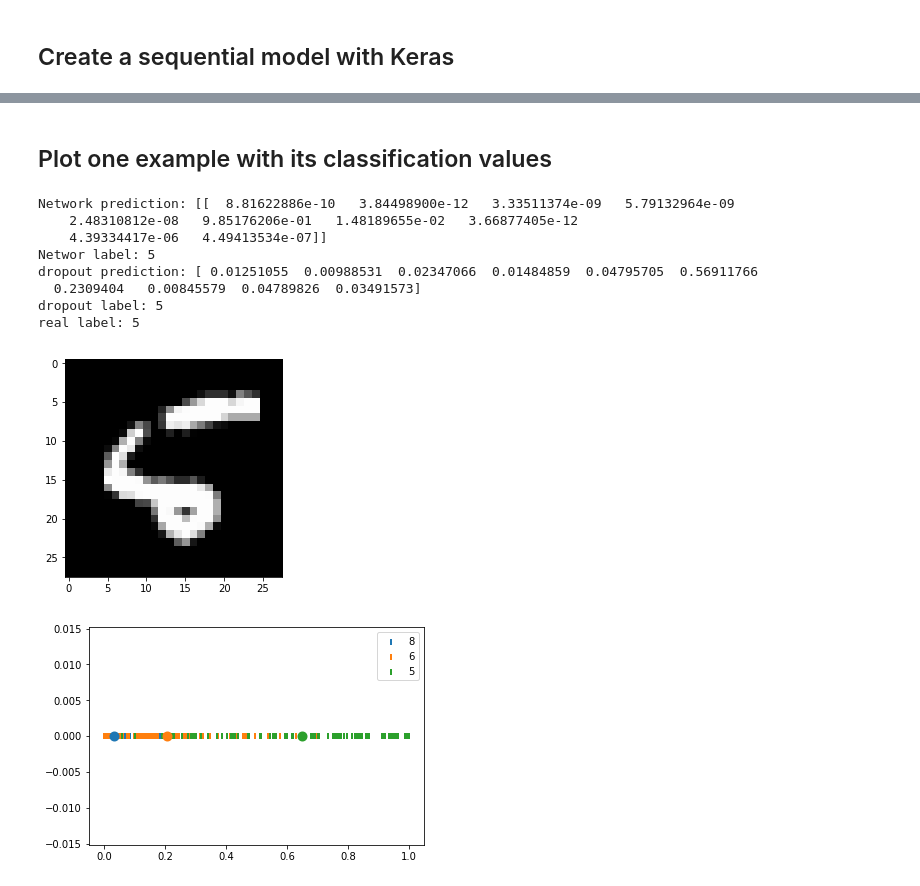
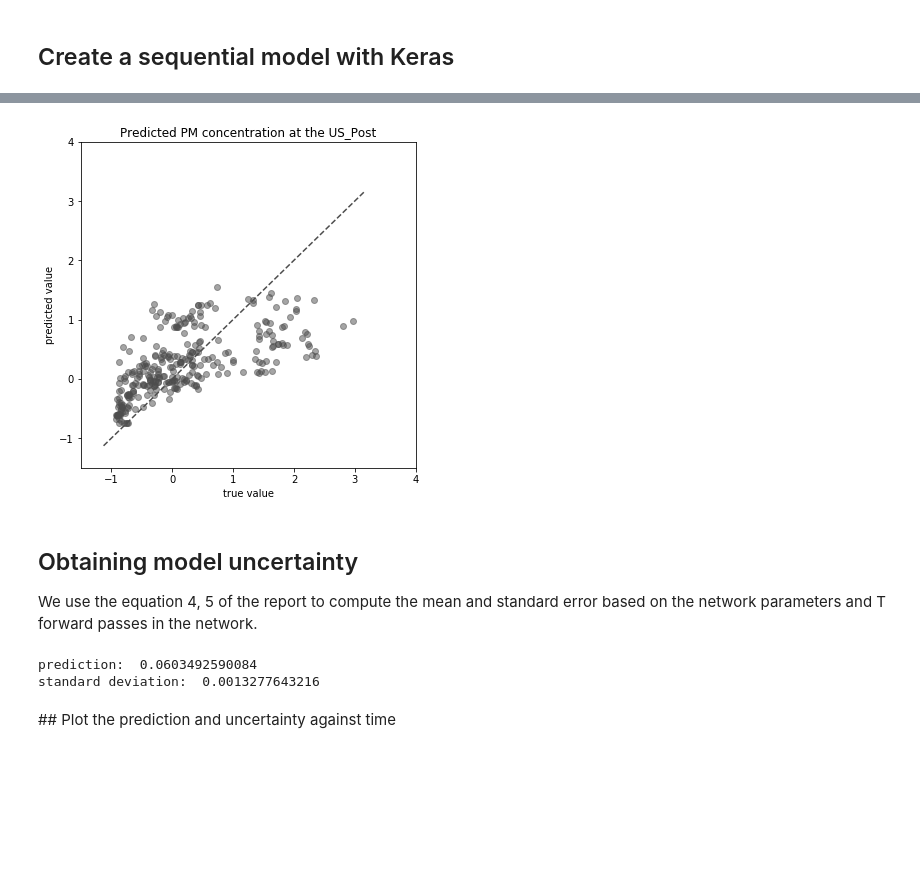
Before and after one commit to strayMat/bayesian-dropouts, a Jupyter notebook: regression_NN.ipynb, the cells around one changed output, grey strips where cells are left out. Cells and saved outputs as stored; diff of their text form; code cells hidden in the pictures; blank space fills up the shorter version.

```diff
--- a/regression_NN.ipynb
+++ b/regression_NN.ipynb
@@ -172,15 +156,15 @@ model = Sequential()
 model.add(Dense(K, input_shape = (Q, ), activation = 'relu', use_bias= True, kernel_regularizer = regularizers.l2(lambd),
                bias_regularizer = regularizers.l2(lambd)))
 model.add(Dropout(DROP_OUT))
-# softmax layer
+
 model.add(Dense(num_classes, use_bias = False, activation = None, kernel_regularizer = regularizers.l2(lambd)))
 model.add(Dropout(DROP_OUT))
-model.add(Activation('softmax'))
+model.add(Activation('linear'))
 # %%
 model.summary()
-model.compile(loss='categorical_crossentropy',
-              optimizer=RMSprop(),
-              metrics=['accuracy'])
+model.compile(loss='mean_squared_error',
+              optimizer='adam',
+              metrics=['mse'])
 # %% [output]
 _________________________________________________________________
 Layer (type)                 Output Shape              Param #
@@ -233,35 +201,25 @@ plt.show()
-# %% [markdown]
-## Plot one example with its classification values
-# %%
-# change the drop_out rate to be more or less close to the classic network prediction
-DROP_OUT = 0.5
-
-ix = 8
-x_ex = x_test[ix]
-print("Network prediction: " + str(model.predict(x_ex.reshape((1, -1)))))
-print("Networ label: "+ str(np.argmax(model.predict(x_ex.reshape((1, -1))))))
-
-print("dropout prediction: "+ str(dropout_pred(x_ex, model, nb_cl=10, drop_out=DROP_OUT)))
-print("dropout label: "+ str(dropout_pred(x_ex, model, nb_cl=10, label=True, drop_out = DROP_OUT)))
-
-print("real label: " + str(np.argmax(y_test[ix])))
-
-x_pl = x_ex.reshape((28,28))
-plt.imshow(x_pl, cmap = "gray")
-plt.show()
-
-classes = np.argsort(model.predict(x_ex.reshape(1,-1))[0])[-3:]
-S_in, S_out = softmax_in_out(x_ex, model, nb_cl=10, drop_out= DROP_OUT)
-plot_pred(S_out, classes, legend=True)
-plt.show()
-# %% [output]
-Network prediction: [[  8.81622886e-10   3.84498900e-12   3.33511374e-09   5.79132964e-09
-    2.48310812e-08   9.85176206e-01   1.48189655e-02   3.66877405e-12
-    4.39334417e-06   4.49413534e-07]]
-Networ label: 5
-dropout prediction: [ 0.01251055  0.00988531  0.02347066  0.01484859  0.04795705  0.56911766
-  0.2309404   0.00845579  0.04789826  0.03491573]
-dropout label: 5
-real label: 5
-[figure, removed]
-[figure, removed]
+# %%
+#plt.plot(y_test, color ='red')
+
+y_pred = model.predict(x_test)
+#plt.plot(y_pred, color='b')
+#plt.plot(y_test,y_pred, 'p', alpha = 0.2)
+#plt.plot(plt.get_xlim(), plt.get_ylim(), ls="--", c=".3")
+#plt.show()
+
+f, ax = plt.subplots(figsize=(6, 6))
+ax.scatter(y_test, y_pred, c=".3", alpha = 0.5)
+ax.plot(ax.get_xlim(), ax.get_xlim(), ls="--", c=".3")
+ax.set_xlim(-1.5,4)
+ax.set_ylim(-1.5,4)
+ax.set_xlabel('true value')
+ax.set_ylabel('predicted value')
+plt.title("Predicted PM concentration at the US_Post")
+plt.show()
+# %% [output]
+[figure, added]
+# %% [markdown]
+## Obtaining model uncertainty
+
+We use the equation 4, 5 of the report to compute the mean and standard error based
+on the network parameters and T forward passes in the network.
@@ -267,0 +260,10 @@ real label: 5
+# %%
+ix = 0
+m, sd = reg_mean_sd(x_test[ix], model = model, drop = DROP_OUT, tau = TAU)
+print('prediction: ', m)
+print('standard deviation: ', sd)
+# %% [output]
+prediction:  0.0603492590084
+standard deviation:  0.0013277643216
+# %% [markdown]
+## Plot the prediction and uncertainty against time
```
Also changed, not shown: parts of 15 cells of this notebook.
